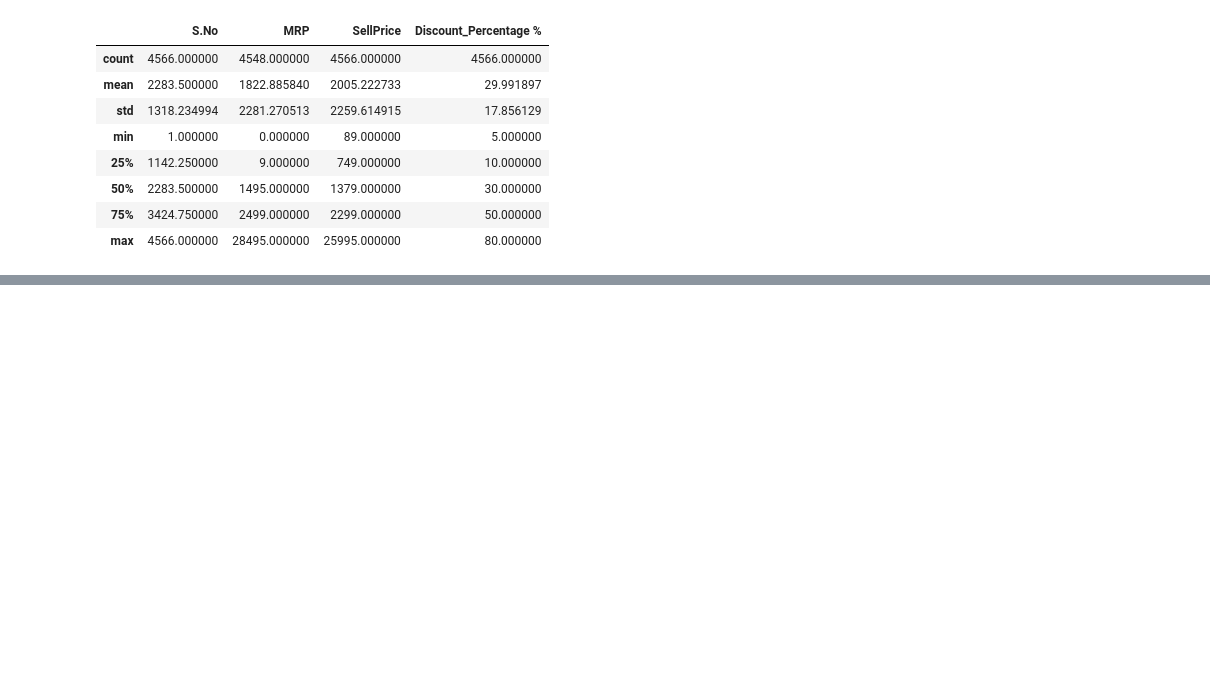
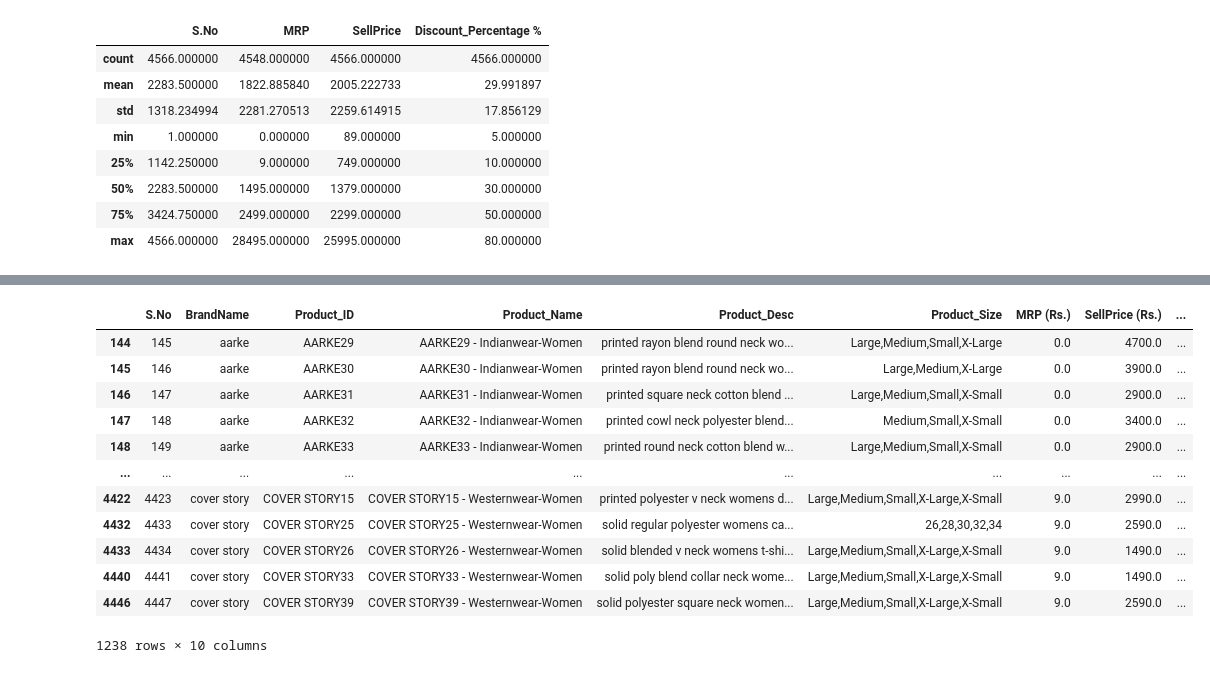
Before and after one commit to TalalZafar88/Product_EDA, a Jupyter notebook: notebooks/Product_EDA_Final.ipynb, the cells around one changed output, grey strips where cells are left out. Drawn from its saved outputs; the diff is of its cells as text; code cells hidden in the pictures; blank space fills up the shorter version.

```diff
--- a/notebooks/Product_EDA_Final.ipynb
+++ b/notebooks/Product_EDA_Final.ipynb
@@ -73,0 +76,13 @@ df.describe()
+# %%
+#df.rename(columns={'Currancy': 'Currency'}, inplace=True)
+df.drop(columns=['Currancy'], inplace=True)
+df.rename(columns={'Product ID': 'Product_ID'}, inplace=True)
+df.rename(columns={'Product Name': 'Product_Name'}, inplace=True)
+df.rename(columns={'Brand Desc': 'Product_Desc'}, inplace=True)
+df.rename(columns={'Product Size': 'Product_Size'}, inplace=True)
+df.rename(columns={'MRP': 'MRP (Rs.)'}, inplace=True)
+df.rename(columns={'SellPrice': 'SellPrice (Rs.)'}, inplace=True)
+# %%
+df['Product_Size'] = df['Product_Size'].str.replace('Size:', '', regex=False)
+df['Product_Size'] = df['Product_Size'].str.strip()
+df['Category'] = df['Category'].str.replace('-Women', '', regex=False)
@@ -73,0 +180,16 @@ df.describe()
+# %%
+df[df['MRP (Rs.)'] < df['SellPrice (Rs.)']]
+# %% [output]
+|  | S.No | BrandName | Product_ID | Product_Name | Product_Desc | Product_Size | MRP (Rs.) | SellPrice (Rs.) | ... |
+| 144 | 145 | aarke | AARKE29 | AARKE29 - Indianwear-Women | printed rayon blend round neck wo... | Large,Medium,Small,X-Large | 0.0 | 4700.0 | ... |
+| 145 | 146 | aarke | AARKE30 | AARKE30 - Indianwear-Women | printed rayon blend round neck wo... | Large,Medium,X-Large | 0.0 | 3900.0 | ... |
+| 146 | 147 | aarke | AARKE31 | AARKE31 - Indianwear-Women | printed square neck cotton blend ... | Large,Medium,Small,X-Small | 0.0 | 2900.0 | ... |
+| 147 | 148 | aarke | AARKE32 | AARKE32 - Indianwear-Women | printed cowl neck polyester blend... | Medium,Small,X-Small | 0.0 | 3400.0 | ... |
+| 148 | 149 | aarke | AARKE33 | AARKE33 - Indianwear-Women | printed round neck cotton blend w... | Large,Medium,Small,X-Small | 0.0 | 2900.0 | ... |
+| ... | ... | ... | ... | ... | ... | ... | ... | ... | ... |
+| 4422 | 4423 | cover story | COVER STORY15 | COVER STORY15 - Westernwear-Women | printed polyester v neck womens d... | Large,Medium,Small,X-Large,X-Small | 9.0 | 2990.0 | ... |
+| 4432 | 4433 | cover story | COVER STORY25 | COVER STORY25 - Westernwear-Women | solid regular polyester womens ca... | 26,28,30,32,34 | 9.0 | 2590.0 | ... |
+| 4433 | 4434 | cover story | COVER STORY26 | COVER STORY26 - Westernwear-Women | solid blended v neck womens t-shi... | Large,Medium,Small,X-Large,X-Small | 9.0 | 1490.0 | ... |
+| 4440 | 4441 | cover story | COVER STORY33 | COVER STORY33 - Westernwear-Women | solid poly blend collar neck wome... | Large,Medium,Small,X-Large,X-Small | 9.0 | 1490.0 | ... |
+| 4446 | 4447 | cover story | COVER STORY39 | COVER STORY39 - Westernwear-Women | solid polyester square neck women... | Large,Medium,Small,X-Large,X-Small | 9.0 | 2590.0 | ... |
+1238 rows × 10 columns
```
Also changed, not shown: parts of 11 cells of this notebook.
